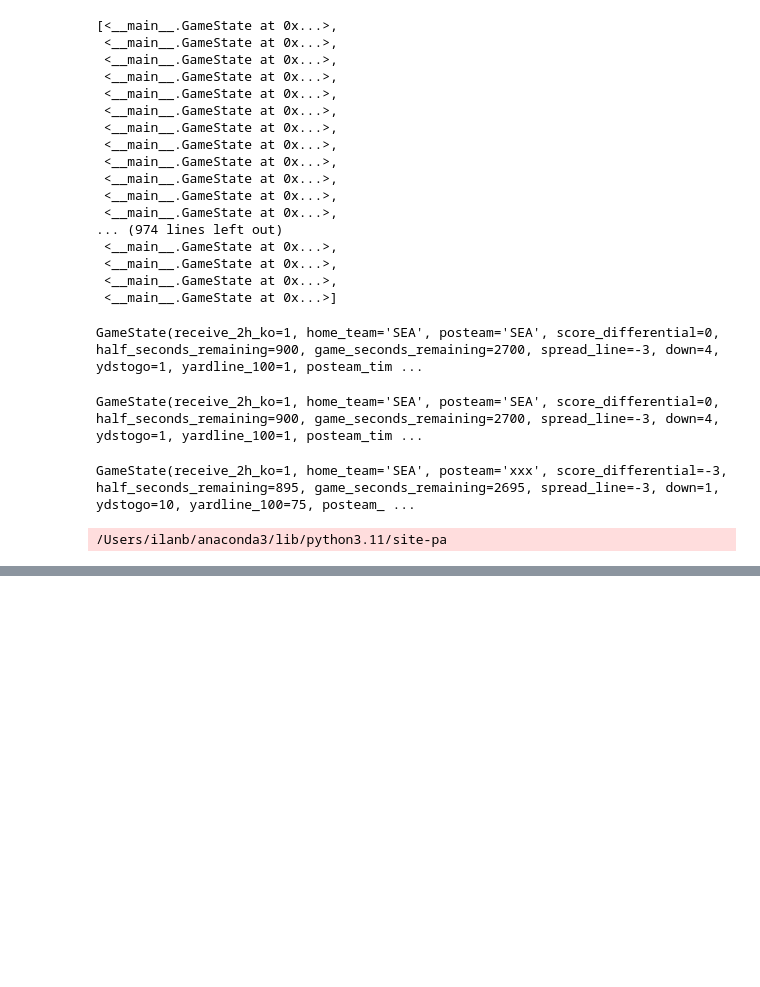
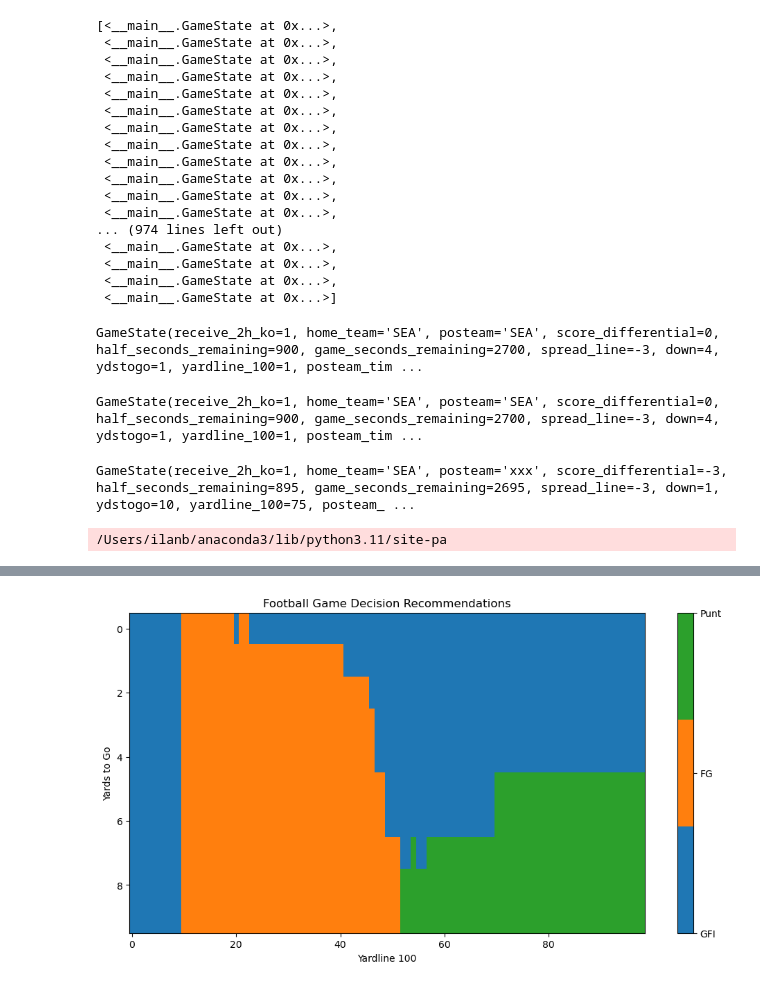
Before and after one commit to ilanbarr/555T-NFL-project, a Jupyter notebook: next_game_state.ipynb, the cells around one changed output, grey strips where cells are left out. Drawn from its saved outputs; the diff is of its cells as text; code cells hidden in the pictures; blank space fills up the shorter version.

```diff
--- a/next_game_state.ipynb
+++ b/next_game_state.ipynb
@@ -391,0 +598,5 @@ with open('my_class.pkl', 'wb') as file:
+# %%
+game_state, outcomes = next(iter(all_probabilities.items()))
+
+
+print(game_state)
@@ -391,0 +605,9 @@ with open('my_class.pkl', 'wb') as file:
+# %%
+import numpy as np
+
+# Define the grid size
+max_yardline = 99
+max_yds_to_go = 10
+
+# Initialize the matrix
+recommendation_matrix = np.full((max_yds_to_go, max_yardline), None, dtype=object)
@@ -391,0 +659,34 @@ with open('my_class.pkl', 'wb') as file:
+# %%
+# Create a mapping dictionary
+label_to_int = {'GFI': 0, 'FG': 1, 'Punt': 2}
+
+# Convert your matrix of labels to a matrix of integers
+int_matrix = np.array([[label_to_int[item] for item in row] for row in recommendation_matrix])
+# %%
+import matplotlib.pyplot as plt
+
+# Define the size of the plot
+plt.figure(figsize=(12, 6))
+
+# Create a custom colormap
+from matplotlib.colors import ListedColormap
+cmap = ListedColormap(['#1f77b4', '#ff7f0e', '#2ca02c'])  # Blue for GFI, Orange for FG, Green for Punt
+
+# Plot the matrix
+plt.imshow(int_matrix, cmap=cmap, aspect='auto')
+
+# Add a color bar with labels
+cbar = plt.colorbar(ticks=[0, 1, 2])
+cbar.ax.set_yticklabels(['GFI', 'FG', 'Punt'])  # vertically oriented colorbar
+
+# Adding labels for axes
+plt.xlabel('Yardline 100')
+plt.ylabel('Yards to Go')
+
+# Adding title
+plt.title('Football Game Decision Recommendations')
+
+# Display the plot
+plt.show()
+# %% [output]
+[figure, added]
```
Also changed, not shown: parts of 17 cells of this notebook, 1 other file.
